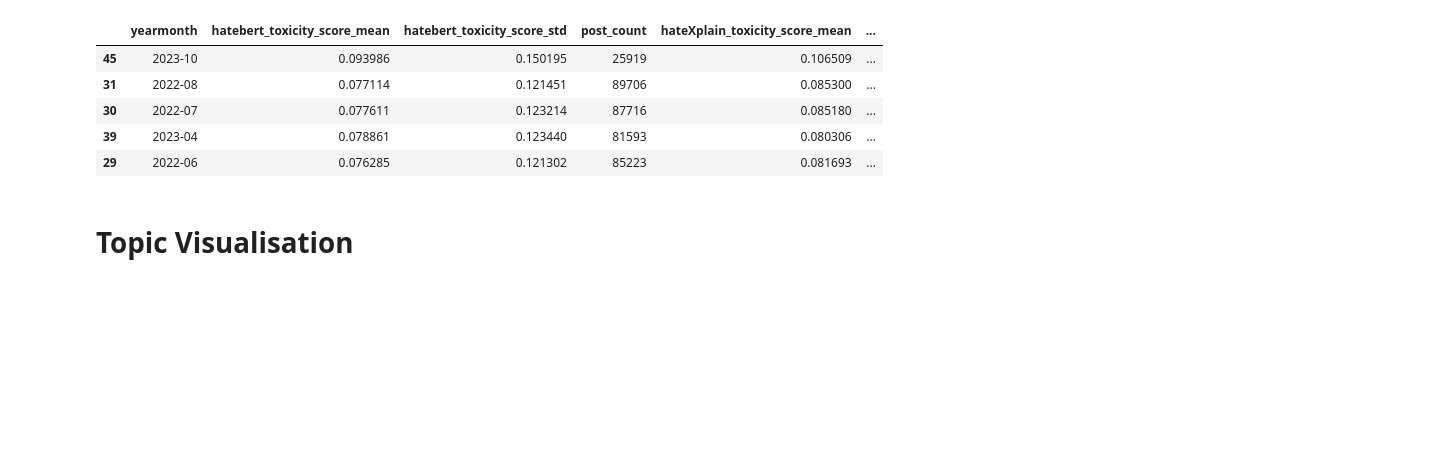
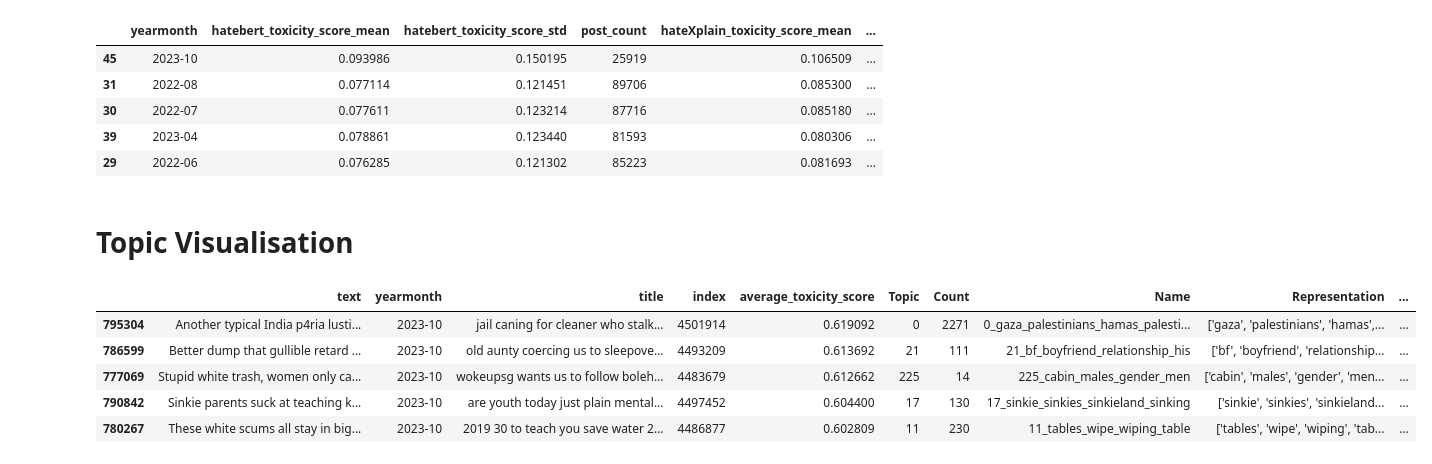
Before and after one commit to yangshutingg/dsa4264, a Jupyter notebook: src/trend_analysis.ipynb, the cells around one changed output. Cells and saved outputs as stored; diff of their text form; code cells hidden in the pictures; blank space fills up the shorter version.

Commit message:
investigate top toxic comments

```diff
--- a/src/trend_analysis.ipynb
+++ b/src/trend_analysis.ipynb
@@ -78,3 +76,14 @@ oct_2023.head()
+# %%
+# Sort by average toxicity score in descending order
+oct_2023 = oct_2023.sort_values(by='average_toxicity_score', ascending=False)
+oct_2023.head()
+# %% [output]
+|  | text | yearmonth | title | index | average_toxicity_score | Topic | Count | Name | Representation | ... |
+| 795304 | Another typical India p4ria lusti... | 2023-10 | jail caning for cleaner who stalk... | 4501914 | 0.619092 | 0 | 2271 | 0_gaza_palestinians_hamas_palesti... | ['gaza', 'palestinians', 'hamas',... | ... |
+| 786599 | Better dump that gullible retard ... | 2023-10 | old aunty coercing us to sleepove... | 4493209 | 0.613692 | 21 | 111 | 21_bf_boyfriend_relationship_his | ['bf', 'boyfriend', 'relationship... | ... |
+| 777069 | Stupid white trash, women only ca... | 2023-10 | wokeupsg wants us to follow boleh... | 4483679 | 0.612662 | 225 | 14 | 225_cabin_males_gender_men | ['cabin', 'males', 'gender', 'men... | ... |
+| 790842 | Sinkie parents suck at teaching k... | 2023-10 | are youth today just plain mental... | 4497452 | 0.604400 | 17 | 130 | 17_sinkie_sinkies_sinkieland_sinking | ['sinkie', 'sinkies', 'sinkieland... | ... |
+| 780267 | These white scums all stay in big... | 2023-10 | 2019 30 to teach you save water 2... | 4486877 | 0.602809 | 11 | 230 | 11_tables_wipe_wiping_table | ['tables', 'wipe', 'wiping', 'tab... | ... |
 # %%
 # Group by 'Topic' and calculate the mean toxicity score
 topic_toxicity = oct_2023.groupby('Name').agg({'average_toxicity_score': 'mean', 'Count': 'max'}).reset_index()
```
Also changed, not shown: parts of 3 cells of this notebook.
